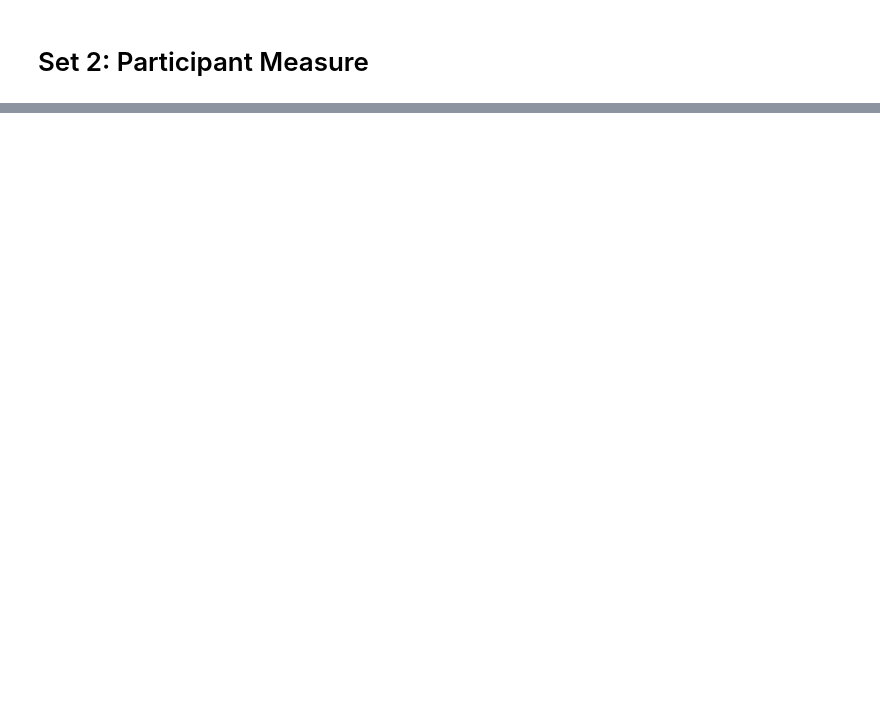
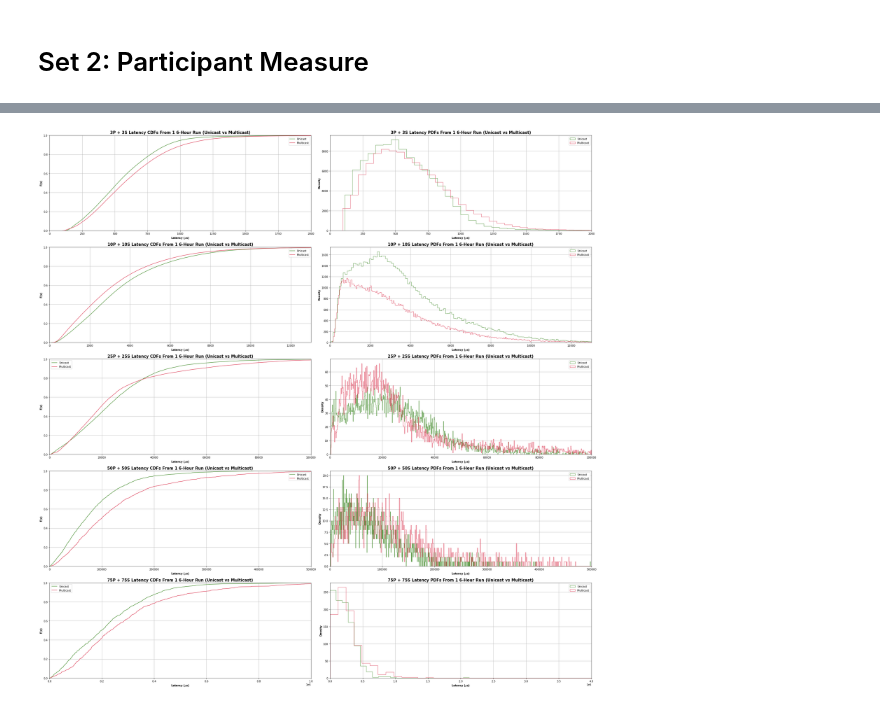
Before and after one commit to Blitz3r123/PATS-Data-Processing, a Jupyter notebook: 6 Hour Test Campaign Analysis.ipynb, the cells around one changed output, grey strips where cells are left out. Cells and saved outputs as stored; diff of their text form; code cells hidden in the pictures; blank space fills up the shorter version.

```diff
--- a/6 Hour Test Campaign Analysis.ipynb
+++ b/6 Hour Test Campaign Analysis.ipynb
@@ -307,9 +442,9 @@ plot_lat_summary_table([file for file in get_files("data/v2/set_2") if 'average_
 # ---------------------------------------------------------------------------- #
 #                                File Collection                               #
 # ---------------------------------------------------------------------------- #
-v1files = [file for file in get_files("data/v1/set_1") if 'average_latencies' in file and 'forced_transport' in file]
-v1ufiles = [file for file in v1files if 'unicast' in file]
-v1mfiles = [file for file in v1files if 'multicast' in file]
+s1files = [file for file in get_files("data/v2/set_1") if 'average_latencies' in file]
+s1ufiles = [file for file in s1files if 'unicast' in file]
+s1mfiles = [file for file in s1files if 'multicast' in file]
 
 v2files = [file for file in get_files("data/v2/set_2") if 'average_latencies' in file]
 v2ufiles = [file for file in v2files if 'unicast' in file]
@@ -323,11 +458,8 @@ fig, axes = plt.subplots(nrows=5, ncols=2, figsize=(30, 30))
 # ---------------------------------------------------------------------------- #
 #                             DataFrame Collection                             #
 # ---------------------------------------------------------------------------- #
-v1u_df = pd.read_csv(v1ufiles[0])
-v1m_df = pd.read_csv(v1mfiles[0])
-
-v1u_combined_df = pd.concat([v1u_df["run_1_latency"], v1u_df["run_2_latency"], v1u_df["run_3_latency"]])
-v1m_combined_df = pd.concat([v1m_df["run_1_latency"], v1m_df["run_2_latency"], v1m_df["run_3_latency"]])
+s1u_df = pd.read_csv(s1ufiles[0])["run_1_latency"]
+s1m_df = pd.read_csv(s1mfiles[0])["run_1_latency"]
 
 v2u_dfs = {"10p10s": None, "25p25s": None, "50p50s": None, "75p75s": None}
 for file in v2ufiles:
@@ -354,8 +486,8 @@ for file in v2mfiles:
 # ---------------------------------------------------------------------------- #
 #                             Remove NaNs and Infs                             #
 # ---------------------------------------------------------------------------- #
-v1u_combined_df = v1u_combined_df.replace([np.inf, -np.inf], np.nan).dropna()
-v1m_combined_df = v1m_combined_df.replace([np.inf, -np.inf], np.nan).dropna()
+s1u_df = s1u_df.replace([np.inf, -np.inf], np.nan).dropna()
+s1m_df = s1m_df.replace([np.inf, -np.inf], np.nan).dropna()
 for item in v2u_dfs:
     v2u_dfs[item] = v2u_dfs[item].replace([np.inf, -np.inf], np.nan).dropna()
 for item in v2m_dfs:
@@ -364,34 +496,34 @@ for item in v2m_dfs:
 # ---------------------------------------------------------------------------- #
 #                                   CDF Plots                                  #
 # ---------------------------------------------------------------------------- #
-plot_cdf("Unicast", v1u_combined_df, axes[0, 0], greens[0], "average")
-plot_cdf("Multicast", v1m_combined_df, axes[0, 0], reds[0], "average")
+plot_cdf("Unicast", s1u_df, axes[0, 0], greens[0], "normal")
+plot_cdf("Multicast", s1m_df, axes[0, 0], reds[0], "normal")
 
 plot_cdf("Unicast", v2u_dfs["10p10s"], axes[1, 0], greens[0], "normal")
 plot_cdf("Unicast", v2u_dfs["25p25s"], axes[2, 0], greens[0], "normal")
 plot_cdf("Unicast", v2u_dfs["50p50s"], axes[3, 0], greens[0], "normal")
 plot_cdf("Unicast", v2u_dfs["75p75s"], axes[4, 0], greens[0], "normal")
 
-plot_cdf("Unicast", v2m_dfs["10p10s"], axes[1, 0], reds[0], "normal")
-plot_cdf("Unicast", v2m_dfs["25p25s"], axes[2, 0], reds[0], "normal")
-plot_cdf("Unicast", v2m_dfs["50p50s"], axes[3, 0], reds[0], "normal")
-plot_cdf("Unicast", v2m_dfs["75p75s"], axes[4, 0], reds[0], "normal")
+plot_cdf("Multicast", v2m_dfs["10p10s"], axes[1, 0], reds[0], "normal")
+plot_cdf("Multicast", v2m_dfs["25p25s"], axes[2, 0], reds[0], "normal")
+plot_cdf("Multicast", v2m_dfs["50p50s"], axes[3, 0], reds[0], "normal")
+plot_cdf("Multicast", v2m_dfs["75p75s"], axes[4, 0], reds[0], "normal")
 
 # ---------------------------------------------------------------------------- #
 #                                   KDE Plots                                  #
 # ---------------------------------------------------------------------------- #
-plot_pdf(v1u_combined_df, axes[0, 1], greens[0], "Unicast")
-plot_pdf(v1m_combined_df, axes[0, 1], reds[0], "Multicast")
+plot_hist("Unicast", s1u_df, axes[0, 1], greens[0])
+plot_hist("Multicast", s1m_df, axes[0, 1], reds[0])
 
-plot_pdf(v2u_dfs["10p10s"], axes[1, 1], greens[0], "Unicast")
-plot_pdf(v2u_dfs["25p25s"], axes[2, 1], greens[0], "Unicast")
-plot_pdf(v2u_dfs["50p50s"], axes[3, 1], greens[0], "Unicast")
-plot_pdf(v2u_dfs["75p75s"], axes[4, 1], greens[0], "Unicast")
+plot_hist("Unicast", v2u_dfs["10p10s"], axes[1, 1], greens[0])
+plot_hist("Unicast", v2u_dfs["25p25s"], axes[2, 1], greens[0])
+plot_hist("Unicast", v2u_dfs["50p50s"], axes[3, 1], greens[0])
+plot_hist("Unicast", v2u_dfs["75p75s"], axes[4, 1], greens[0])
 
-plot_pdf(v2m_dfs["10p10s"], axes[1, 1], reds[0], "Multicast")
-plot_pdf(v2m_dfs["25p25s"], axes[2, 1], reds[0], "Multicast")
-plot_pdf(v2m_dfs["50p50s"], axes[3, 1], reds[0], "Multicast")
-plot_pdf(v2m_dfs["75p75s"], axes[4, 1], reds[0], "Multicast")
+plot_hist("Multicast", v2m_dfs["10p10s"], axes[1, 1], reds[0])
+plot_hist("Multicast", v2m_dfs["25p25s"], axes[2, 1], reds[0])
+plot_hist("Multicast", v2m_dfs["50p50s"], axes[3, 1], reds[0])
+plot_hist("Multicast", v2m_dfs["75p75s"], axes[4, 1], reds[0])
 
 # ---------------------------------------------------------------------------- #
 #                                    Titles                                    #
@@ -451,33 +583,41 @@ axes[3, 0].set_xlim(xmax=500000)
 axes[4, 0].set_xlim(xmax=1000000)
 
 axes[0, 1].set_xlim(xmax=2000)
 axes[1, 1].set_xlim(xmax=13000)
 axes[2, 1].set_xlim(xmax=100000)
 axes[3, 1].set_xlim(xmax=500000)
 axes[4, 1].set_xlim(xmax=4000000)
 
 # ---------------------------------------------------------------------------- #
 #                                     Grids                                    #
 # ---------------------------------------------------------------------------- #
 for ax in axes.ravel():
     ax.grid()
 
 # ---------------------------------------------------------------------------- #
+#                                    Legends                                   #
+# ---------------------------------------------------------------------------- #
+for ax in axes.ravel():
+    ax.legend()
+
+# ---------------------------------------------------------------------------- #
 #                                 Code Archive                                 #
 # ---------------------------------------------------------------------------- #
 
 
 # v2u_dfs["10p10s"].plot.kde(ax = axes[0, 1], ind=np.arange(0, 15000, 1), color=greens[0], label="Unicast")
 # v2u_dfs["25p25s"].plot.kde(ax = axes[1, 1], ind=np.arange(0, 15000, 1), color=greens[0], label="Unicast")
 # v2u_dfs["50p50s"].plot.kde(ax = axes[2, 1], ind=np.arange(0, 15000, 1), color=greens[0], label="Unicast")
 # v2u_dfs["75p75s"].plot.kde(ax = axes[3, 1], ind=np.arange(0, 15000, 1), color=greens[0], label="Unicast")
 
 # v2m_dfs["10p10s"].plot.kde(ax = axes[0, 1], ind=np.arange(0, 15000, 1), color=reds[0], label="Multicast")
 # v2m_dfs["25p25s"].plot.kde(ax = axes[1, 1], ind=np.arange(0, 15000, 1), color=reds[0], label="Multicast")
 # v2m_dfs["50p50s"].plot.kde(ax = axes[2, 1], ind=np.arange(0, 15000, 1), color=reds[0], label="Multicast")
 # v2m_dfs["75p75s"].plot.kde(ax = axes[3, 1], ind=np.arange(0, 15000, 1), color=reds[0], label="Multicast")
 
 plt.tight_layout()
+# %% [output]
+[figure, added]
 # %%
 # ---------------------------------------------------------------------------- #
 #                             Function Definitions                             #
```
Also changed, not shown: parts of 15 cells of this notebook, 6 other files.
